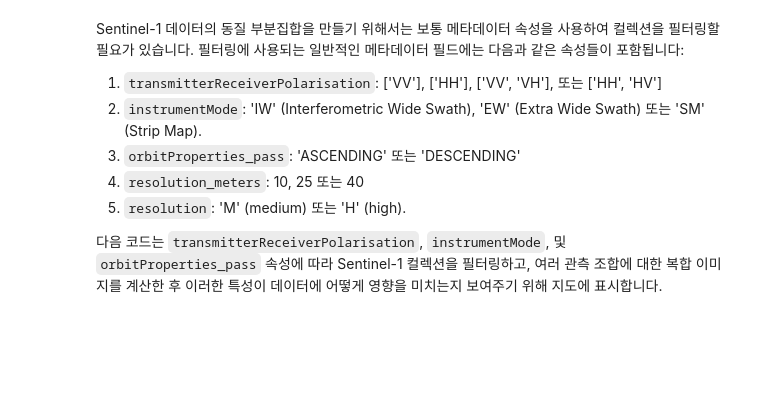
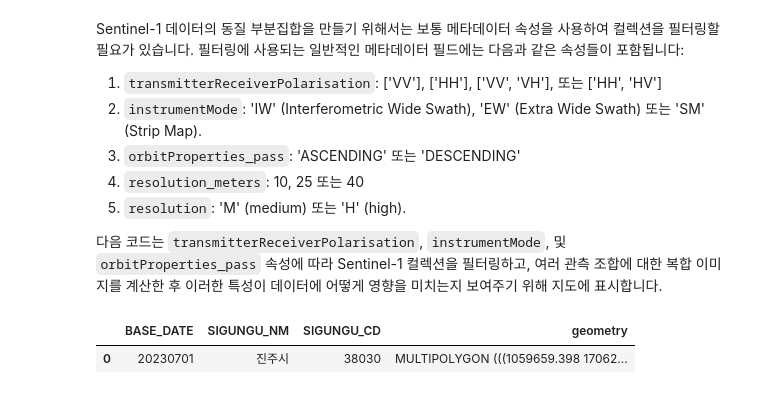
Before and after one commit to osgeokr/GEE-PAM-Book, a Jupyter notebook: Google_Earth_Engine_Sentinel_1_알고리즘.ipynb, the cells around one changed output. Saved outputs shown, nothing was run; the diff lists cells and outputs as text; code cells hidden in the pictures; blank space fills up the shorter version.

```diff
--- a/Google_Earth_Engine_Sentinel_1_알고리즘.ipynb
+++ b/Google_Earth_Engine_Sentinel_1_알고리즘.ipynb
@@ -56,3 +58,20 @@ vh_iw_desc_mean = vv_vh_iw_desc.select('VH').mean()
 vv_iw_asc_desc_mean = vv_vh_iw_asc.merge(vv_vh_iw_desc).select('VV').mean()
 # 상승 및 하강 궤도 이미지 컬렉션을 결합한 VH 평균.
 vh_iw_asc_desc_mean = vv_vh_iw_asc.merge(vv_vh_iw_desc).select('VH').mean()
+# %%
+# GitHub 파일 URL
+url = "https://github.com/osgeokr/GEE-PAM-Book/raw/main/JINJU.gpkg"
+
+# 파일을 바이너리 모드로 다운로드
+response = requests.get(url)
+with open("JINJU.gpkg", "wb") as file:
+    file.write(response.content)
+
+# 다운로드한 GeoPackage 파일 로드
+gdf = gpd.read_file("JINJU.gpkg")
+
+# 데이터 확인
+gdf.head()
+# %% [output]
+|  | BASE_DATE | SIGUNGU_NM | SIGUNGU_CD | geometry |
+| 0 | 20230701 | 진주시 | 38030 | MULTIPOLYGON (((1059659.398 17062... |
```
Also changed, not shown: parts of 1 cell of this notebook.
